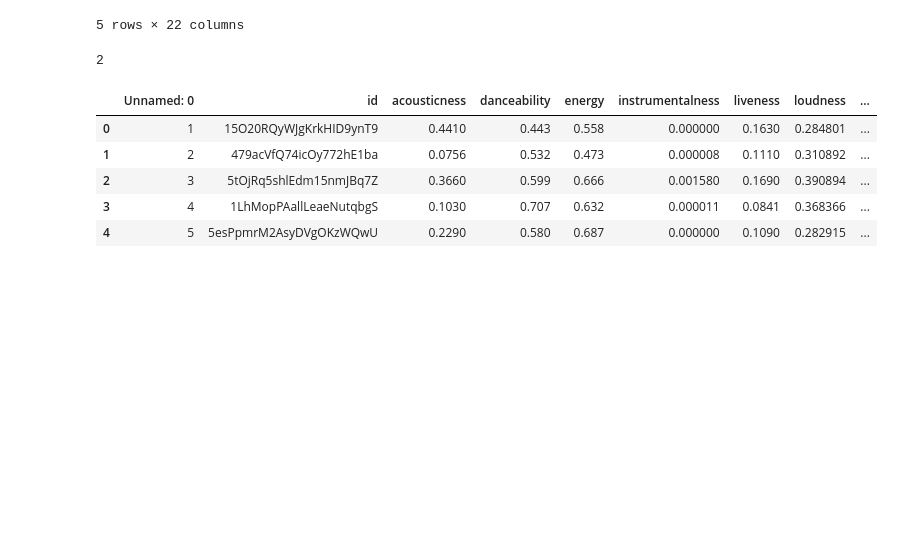
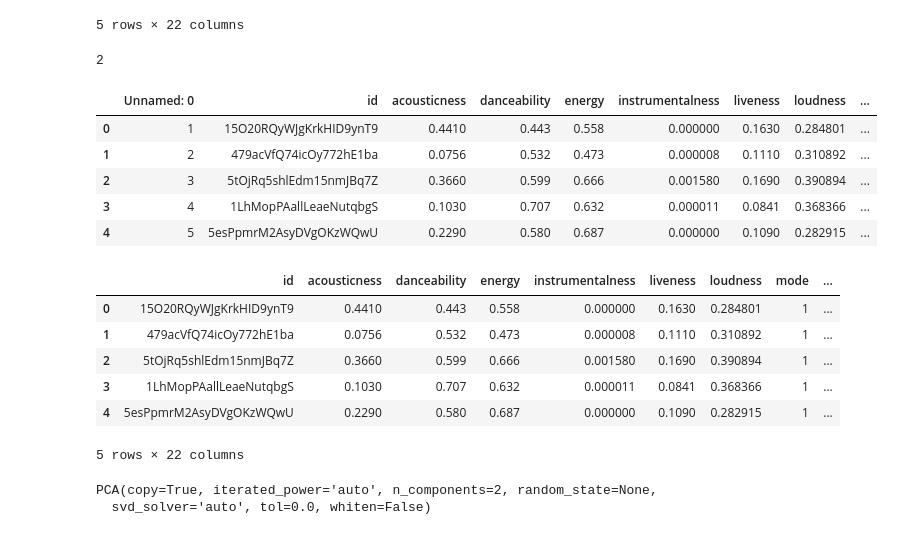
Before and after one commit to CornellDataScience/INSPIRE, a Jupyter notebook: NearestSongs.ipynb, the cells around one changed output. Drawn from its saved outputs; the diff is of its cells as text; code cells hidden in the pictures; blank space fills up the shorter version.

Commit message:
Added principal components in 2D to song recommendations

```diff
--- a/NearestSongs.ipynb
+++ b/NearestSongs.ipynb
@@ -77,3 +78,15 @@ df.head()
 | 2 | 3 | 5tOjRq5shlEdm15nmJBq7Z | 0.3660 | 0.599 | 0.666 | 0.001580 | 0.1690 | 0.390894 | ... |
 | 3 | 4 | 1LhMopPAallLeaeNutqbgS | 0.1030 | 0.707 | 0.632 | 0.000011 | 0.0841 | 0.368366 | ... |
 | 4 | 5 | 5esPpmrM2AsyDVgOKzWQwU | 0.2290 | 0.580 | 0.687 | 0.000000 | 0.1090 | 0.282915 | ... |
+# %%
+labeled_df = pandas.read_csv("songs_with_recommendations.csv")
+# %%
+labeled_df.head()
+# %% [output]
+|  | id | acousticness | danceability | energy | instrumentalness | liveness | loudness | mode | ... |
+| 0 | 15O20RQyWJgKrkHID9ynT9 | 0.4410 | 0.443 | 0.558 | 0.000000 | 0.1630 | 0.284801 | 1 | ... |
+| 1 | 479acVfQ74icOy772hE1ba | 0.0756 | 0.532 | 0.473 | 0.000008 | 0.1110 | 0.310892 | 1 | ... |
+| 2 | 5tOjRq5shlEdm15nmJBq7Z | 0.3660 | 0.599 | 0.666 | 0.001580 | 0.1690 | 0.390894 | 1 | ... |
+| 3 | 1LhMopPAallLeaeNutqbgS | 0.1030 | 0.707 | 0.632 | 0.000011 | 0.0841 | 0.368366 | 1 | ... |
+| 4 | 5esPpmrM2AsyDVgOKzWQwU | 0.2290 | 0.580 | 0.687 | 0.000000 | 0.1090 | 0.282915 | 1 | ... |
+5 rows × 22 columns
@@ -79,0 +95,6 @@ df.head()
+# %%
+pca = PCA(n_components = 2)
+pca.fit(labeled_df.iloc[:,1:10])
+# %% [output]
+PCA(copy=True, iterated_power='auto', n_components=2, random_state=None,
+  svd_solver='auto', tol=0.0, whiten=False)
```
Also changed, not shown: parts of 7 cells of this notebook, 1 other file.
